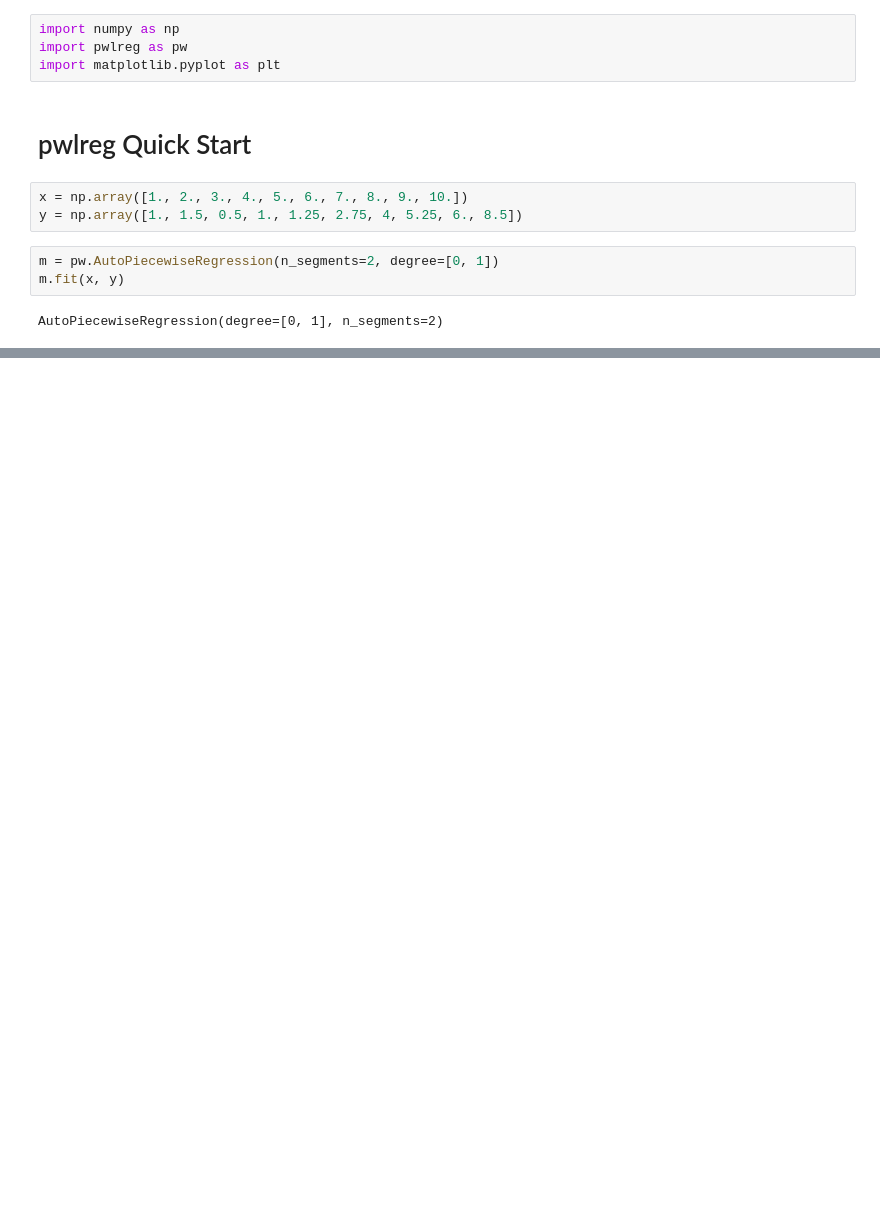
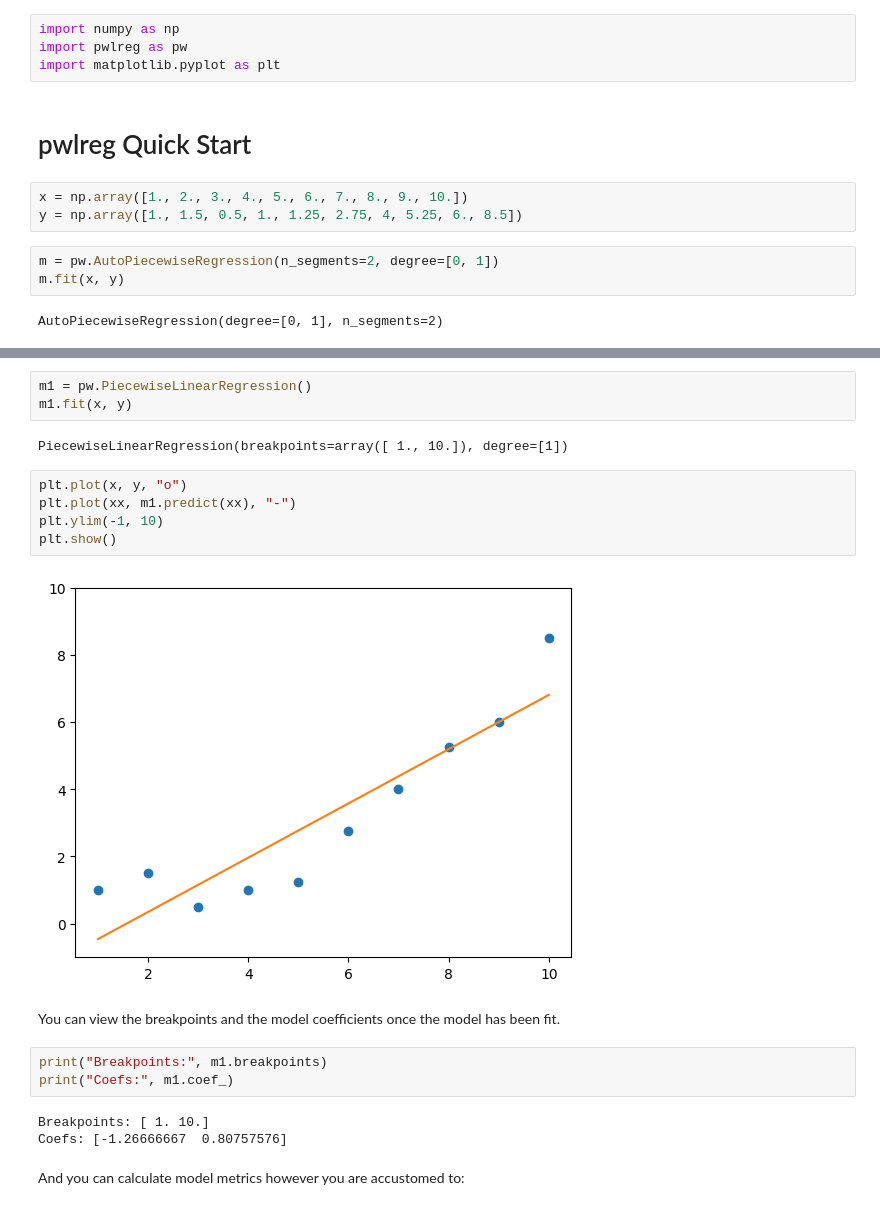
Before and after one commit to ensley-nexant/pwlreg, a Jupyter notebook: notebooks/howto.ipynb, the cells around one changed output, grey strips where cells are left out. Saved outputs shown, nothing was run; the diff lists cells and outputs as text; blank space fills up the shorter version.

```diff
--- a/notebooks/howto.ipynb
+++ b/notebooks/howto.ipynb
@@ -29,0 +36,22 @@ array([ 1.       ,  4.8148148, 10.       ])
+# %%
+m1 = pw.PiecewiseLinearRegression()
+m1.fit(x, y)
+# %% [output]
+PiecewiseLinearRegression(breakpoints=array([ 1., 10.]), degree=[1])
+# %%
+plt.plot(x, y, "o")
+plt.plot(xx, m1.predict(xx), "-")
+plt.ylim(-1, 10)
+plt.show()
+# %% [output]
+[figure, added]
+# %% [markdown]
+You can view the breakpoints and the model coefficients once the model has been fit.
+# %%
+print("Breakpoints:", m1.breakpoints)
+print("Coefs:", m1.coef_)
+# %% [output]
+Breakpoints: [ 1. 10.]
+Coefs: [-1.26666667  0.80757576]
+# %% [markdown]
+And you can calculate model metrics however you are accustomed to:
```
Also changed, not shown: parts of 49 cells of this notebook.
